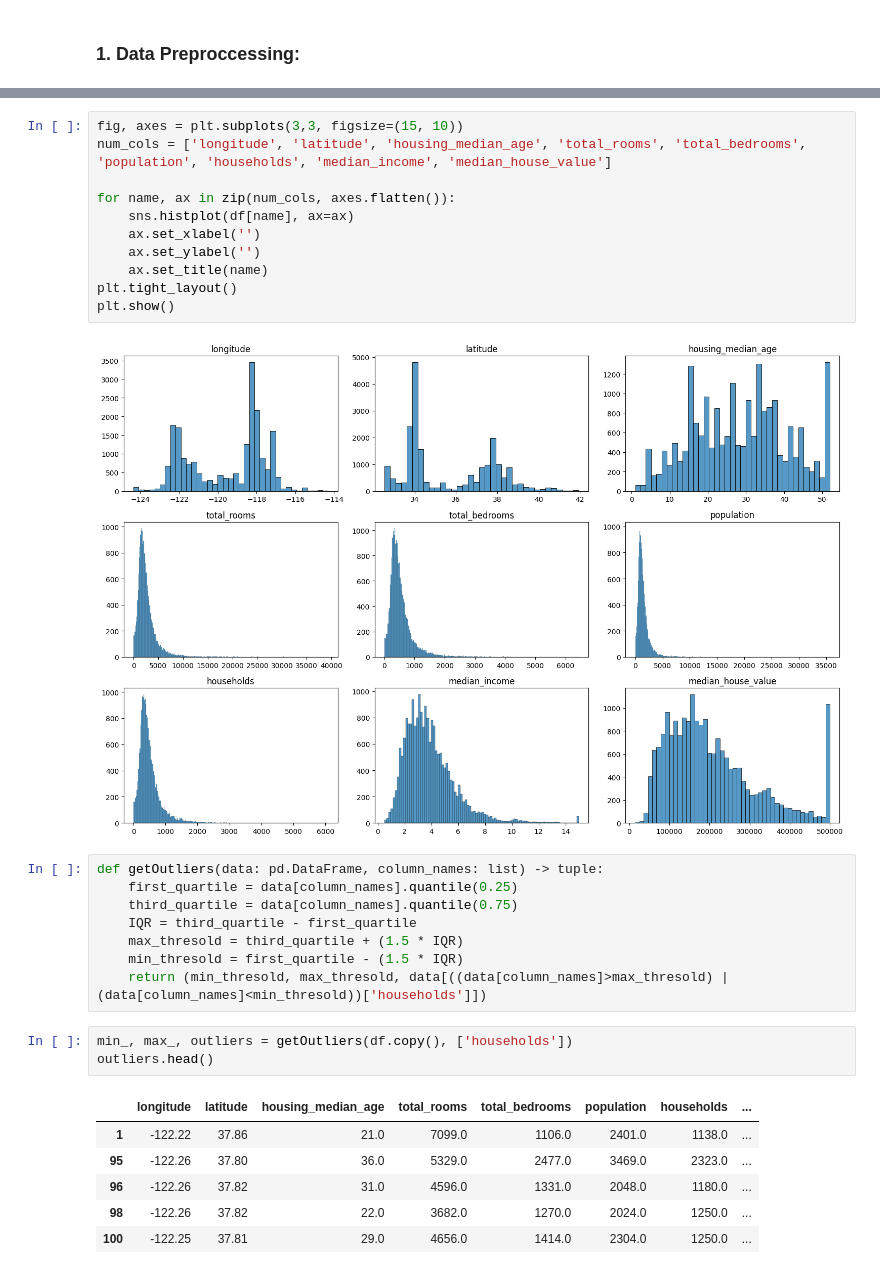
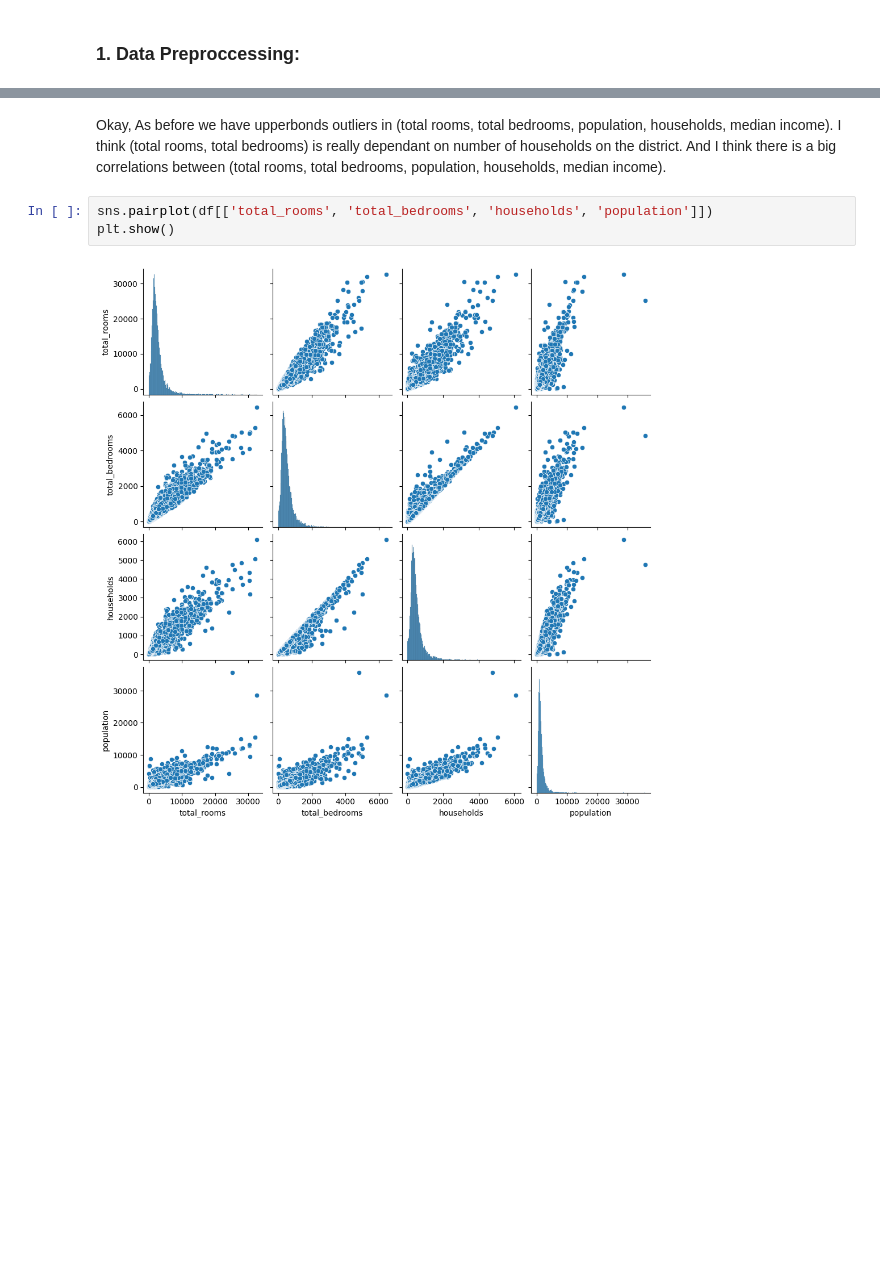
Before and after one commit to AbanoubYounan/Predict-California-Housing-Prices, a Jupyter notebook: notebook.ipynb, the cells around one changed output, grey strips where cells are left out. Drawn from its saved outputs; the diff is of its cells as text; blank space fills up the shorter version.

```diff
--- a/notebook.ipynb
+++ b/notebook.ipynb
@@ -108,31 +136,7 @@ plt.show()
-# %%
-fig, axes = plt.subplots(3,3, figsize=(15, 10))
-num_cols = ['longitude', 'latitude', 'housing_median_age', 'total_rooms', 'total_bedrooms', 'population', 'households', 'median_income', 'median_house_value']
-
-for name, ax in zip(num_cols, axes.flatten()):
-    sns.histplot(df[name], ax=ax)
-    ax.set_xlabel('')
-    ax.set_ylabel('')
-    ax.set_title(name)
-plt.tight_layout()
-plt.show()
-# %% [output]
-[figure, removed]
-# %%
-def getOutliers(data: pd.DataFrame, column_names: list) -> tuple:
-    first_quartile = data[column_names].quantile(0.25)
-    third_quartile = data[column_names].quantile(0.75)
-    IQR = third_quartile - first_quartile
-    max_thresold = third_quartile + (1.5 * IQR)
-    min_thresold = first_quartile - (1.5 * IQR)
-    return (min_thresold, max_thresold, data[((data[column_names]>max_thresold) | (data[column_names]<min_thresold))['households']])
-# %%
-min_, max_, outliers = getOutliers(df.copy(), ['households'])
-outliers.head()
-# %% [output]
-|  | longitude | latitude | housing_median_age | total_rooms | total_bedrooms | population | households | ... |
-| 1 | -122.22 | 37.86 | 21.0 | 7099.0 | 1106.0 | 2401.0 | 1138.0 | ... |
-| 95 | -122.26 | 37.80 | 36.0 | 5329.0 | 2477.0 | 3469.0 | 2323.0 | ... |
-| 96 | -122.26 | 37.82 | 31.0 | 4596.0 | 1331.0 | 2048.0 | 1180.0 | ... |
-| 98 | -122.26 | 37.82 | 22.0 | 3682.0 | 1270.0 | 2024.0 | 1250.0 | ... |
-| 100 | -122.25 | 37.81 | 29.0 | 4656.0 | 1414.0 | 2304.0 | 1250.0 | ... |
+# %% [markdown]
+Okay, As before we have upperbonds outliers in (total rooms, total bedrooms, population, households, median income). I think (total rooms, total bedrooms) is really dependant on number of households on the district. And I think there is a big correlations between (total rooms, total bedrooms, population, households, median income).
+# %%
+sns.pairplot(df[['total_rooms', 'total_bedrooms', 'households', 'population']])
+plt.show()
+# %% [output]
+[figure, added]
```
Also changed, not shown: parts of 54 cells of this notebook, 2 other files.
